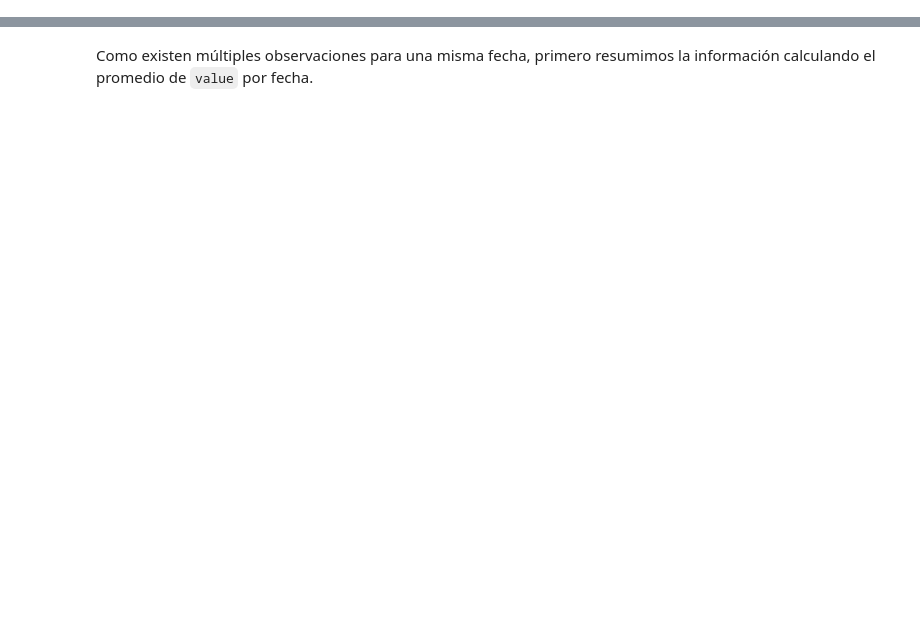
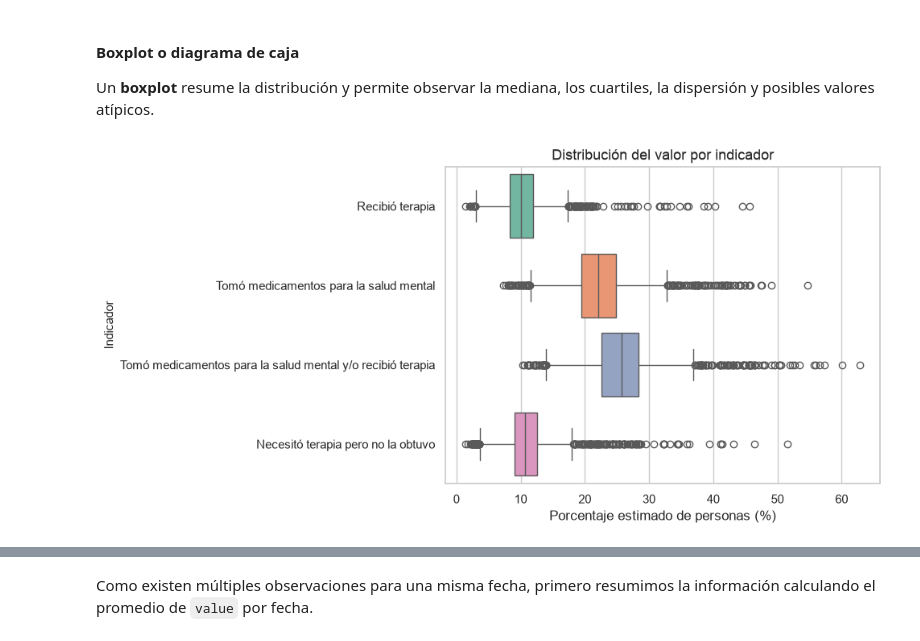
Before and after one commit to ElenaVillano/prope-programacion, a Jupyter notebook: materiales/m08_visualizacion.ipynb, the cells around one changed output, grey strips where cells are left out. Saved outputs shown, nothing was run; the diff lists cells and outputs as text; code cells hidden in the pictures; blank space fills up the shorter version.

```diff
--- a/materiales/m08_visualizacion.ipynb
+++ b/materiales/m08_visualizacion.ipynb
@@ -183,0 +202,25 @@ dtype('<M8[us]')
+# %% [markdown]
+#### Boxplot o diagrama de caja
+
+Un **boxplot** resume la distribución y permite observar la mediana, los cuartiles, la dispersión y posibles valores atípicos.
+# %%
+fig, ax = plt.subplots(figsize=(10, 5))
+
+sns.boxplot(
+    data=df.dropna(subset=['value', 'indicator']),
+    y='indicator', # ¿Qué pasa si el bimestre va en el eje y?
+    x='value',
+    palette='Set2',
+    hue='indicator',
+    legend=False,  # ¿Qué pasa si le pones True?
+    ax=ax
+)
+
+ax.set_title('Distribución del valor por indicador', fontsize=13)
+ax.set_xlabel('Porcentaje estimado de personas (%)')
+ax.set_ylabel('Indicador', fontsize=11)
+
+plt.tight_layout()
+plt.show()
+# %% [output]
+[figure, added]
```
Also changed, not shown: parts of 72 cells of this notebook, 2 other files.
